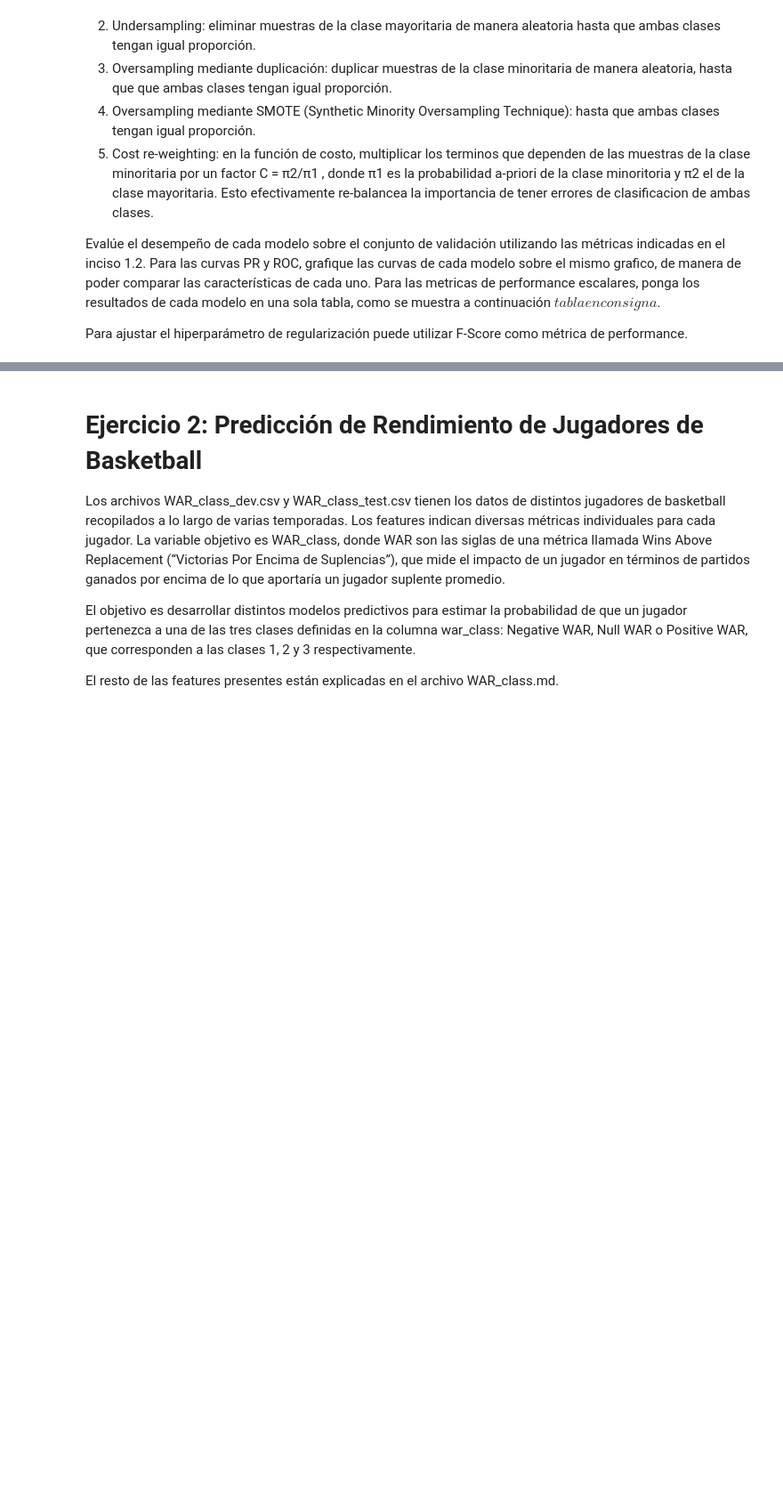
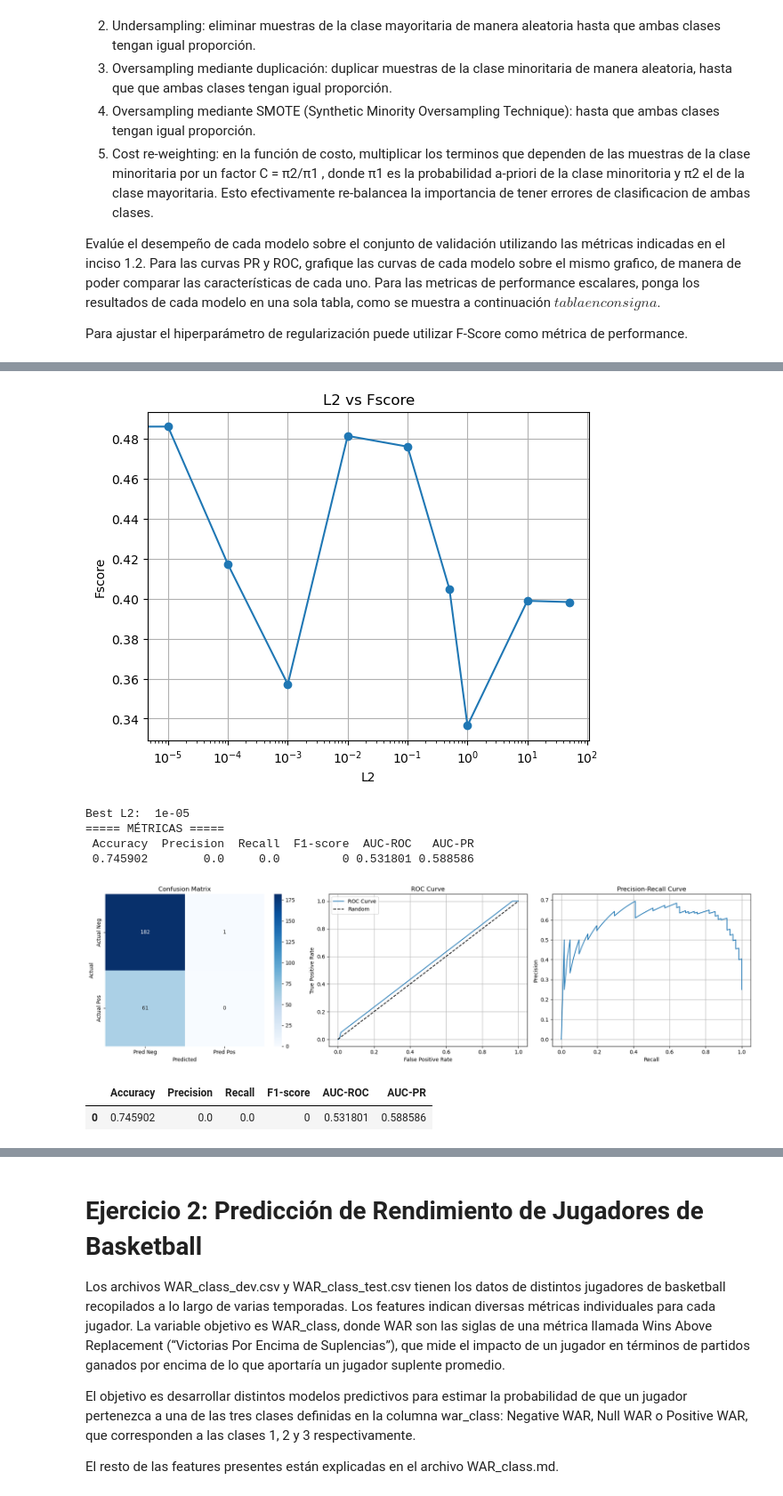
Before and after one commit to felicitasmarolda/MLyDL_TPs, a Jupyter notebook: Marolda_Felicitas_TP2/Marolda_Felicitas_Notebook_TP2.ipynb, the cells around one changed output, grey strips where cells are left out. Shown at 89% size. Cells and saved outputs as stored; diff of their text form; code cells hidden in the pictures; blank space fills up the shorter version.

```diff
--- a/Marolda_Felicitas_TP2/Marolda_Felicitas_Notebook_TP2.ipynb
+++ b/Marolda_Felicitas_TP2/Marolda_Felicitas_Notebook_TP2.ipynb
@@ -273,0 +274,26 @@ val_data shape:  (244, 15)
+# %%
+# Undersampling: eliminar muestras de la clase mayoritaria de manera aleatoria hasta que ambas clases tengan igual proporción.
+importlib.reload(pp)
+importlib.reload(met)
+possible_L2 = [0, 0.00001, 0.0001, 0.001, 0.01, 0.1, 0.5, 1, 10, 50]
+best_L2_undersampling = pp.cross_validation_for_imbalanced(train_data_imb, possible_L2, "undersampling")
+print("Best L2: ", best_L2_undersampling)
+
+X_train_undersampling = pp.normalization(X_train_imb, X_train_imb.mean(), X_train_imb.std())
+X_val_undersampling = pp.normalization(X_val_imb, X_train_imb.mean(), X_train_imb.std())
+
+model_undersampling = mod.Logistic_Regression(X_train_undersampling, y_train_imb, features, best_L2_undersampling, 0.5)
+model_prediciton_undersamling = model_undersampling.predict(X_val_undersampling)
+model_proba_undersampling = model_undersampling.predict_proba(X_val_undersampling)
+# print(model_sin_rebalanceo.coef)
+
+met.get_metrics(y_val_imb, model_prediciton_undersamling, model_proba_undersampling)
+# %% [output]
+[figure, added]
+Best L2:  1e-05
+===== MÉTRICAS =====
+ Accuracy  Precision  Recall  F1-score  AUC-ROC   AUC-PR
+ 0.745902        0.0     0.0         0 0.531801 0.588586
+[figure, added]
+|  | Accuracy | Precision | Recall | F1-score | AUC-ROC | AUC-PR |
+| 0 | 0.745902 | 0.0 | 0.0 | 0 | 0.531801 | 0.588586 |
```
Also changed, not shown: parts of 8 cells of this notebook, 2 other files.
